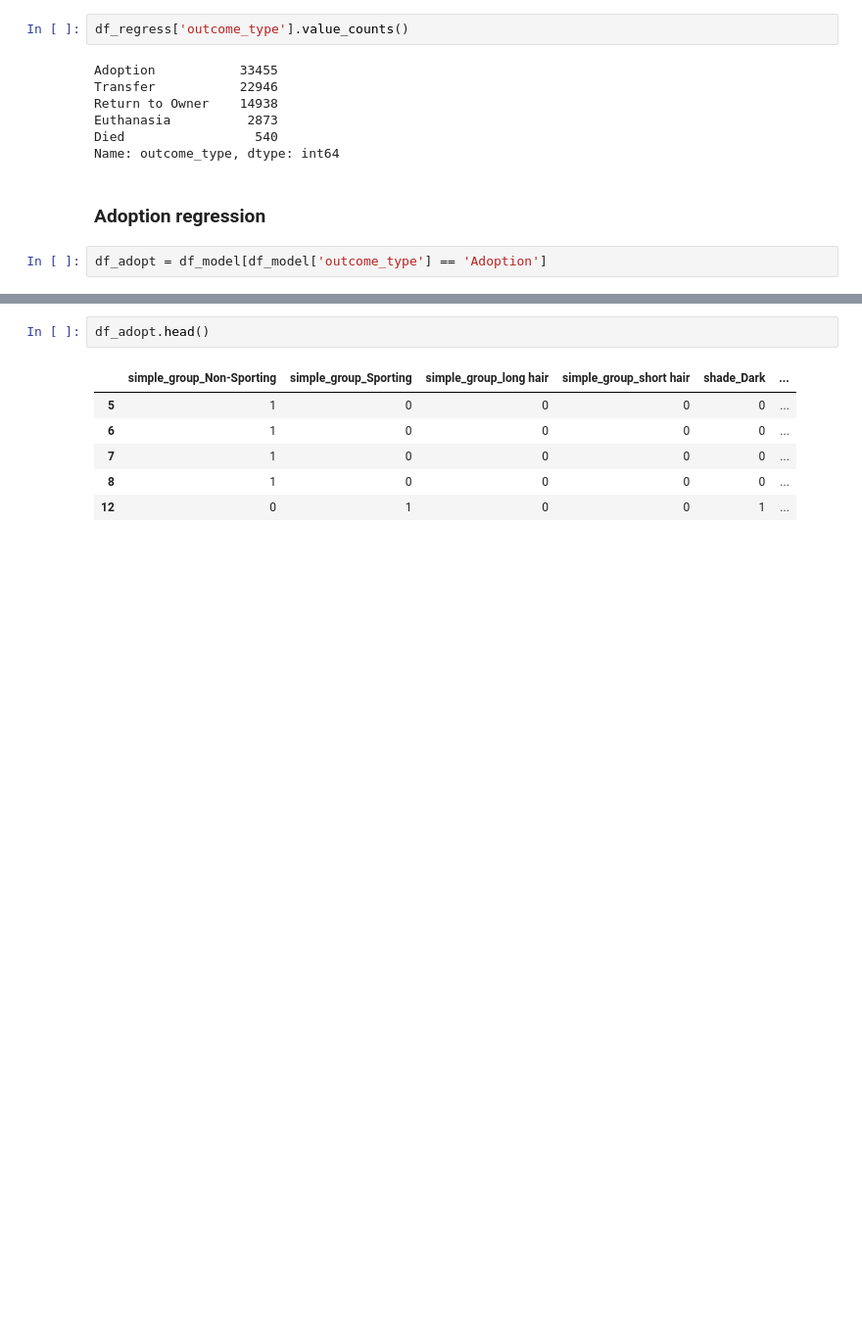
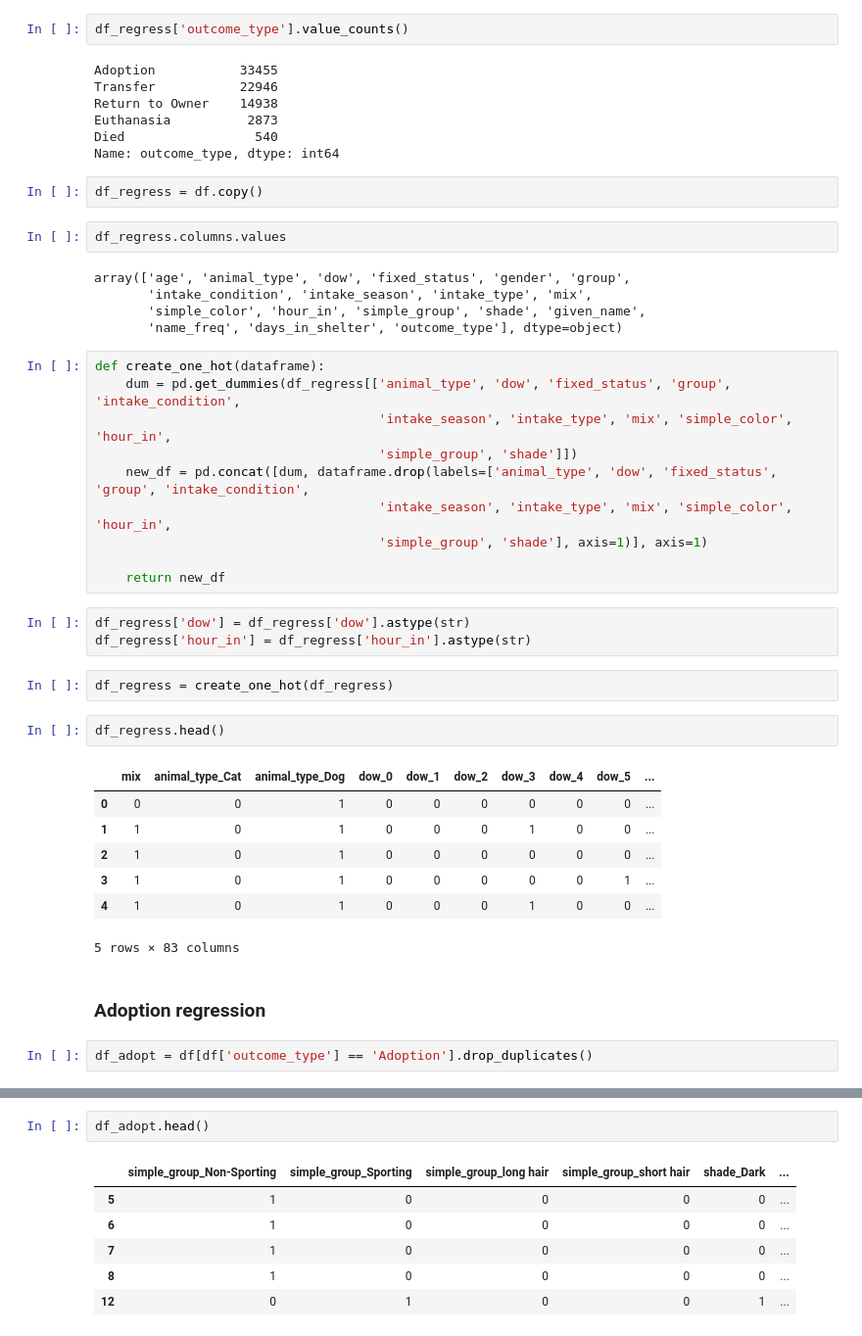
Before and after one commit to luketibbott/kojak, a Jupyter notebook: Model.ipynb, the cells around one changed output, grey strips where cells are left out. Shown at 98% size. Saved outputs shown, nothing was run; the diff lists cells and outputs as text; blank space fills up the shorter version.

```diff
--- a/Model.ipynb
+++ b/Model.ipynb
@@ -231,7 +275,41 @@ Return to Owner    14938
 Euthanasia          2873
 Died                 540
 Name: outcome_type, dtype: int64
+# %%
+df_regress = df.copy()
+# %%
+df_regress.columns.values
+# %% [output]
+array(['age', 'animal_type', 'dow', 'fixed_status', 'gender', 'group',
+       'intake_condition', 'intake_season', 'intake_type', 'mix',
+       'simple_color', 'hour_in', 'simple_group', 'shade', 'given_name',
+       'name_freq', 'days_in_shelter', 'outcome_type'], dtype=object)
+# %%
+def create_one_hot(dataframe):
+    dum = pd.get_dummies(df_regress[['animal_type', 'dow', 'fixed_status', 'group', 'intake_condition',
+                                     'intake_season', 'intake_type', 'mix', 'simple_color', 'hour_in',
+                                     'simple_group', 'shade']])
+    new_df = pd.concat([dum, dataframe.drop(labels=['animal_type', 'dow', 'fixed_status', 'group', 'intake_condition',
+                                     'intake_season', 'intake_type', 'mix', 'simple_color', 'hour_in',
+                                     'simple_group', 'shade'], axis=1)], axis=1)
+
+    return new_df
+# %%
+df_regress['dow'] = df_regress['dow'].astype(str)
+df_regress['hour_in'] = df_regress['hour_in'].astype(str)
+# %%
+df_regress = create_one_hot(df_regress)
+# %%
+df_regress.head()
+# %% [output]
+|  | mix | animal_type_Cat | animal_type_Dog | dow_0 | dow_1 | dow_2 | dow_3 | dow_4 | dow_5 | ... |
+| 0 | 0 | 0 | 1 | 0 | 0 | 0 | 0 | 0 | 0 | ... |
+| 1 | 1 | 0 | 1 | 0 | 0 | 0 | 1 | 0 | 0 | ... |
+| 2 | 1 | 0 | 1 | 0 | 0 | 0 | 0 | 0 | 0 | ... |
+| 3 | 1 | 0 | 1 | 0 | 0 | 0 | 0 | 0 | 1 | ... |
+| 4 | 1 | 0 | 1 | 0 | 0 | 0 | 1 | 0 | 0 | ... |
+5 rows × 83 columns
 # %% [markdown]
 ### Adoption regression
 # %%
-df_adopt = df_model[df_model['outcome_type'] == 'Adoption']
+df_adopt = df[df['outcome_type'] == 'Adoption'].drop_duplicates()
```
Also changed, not shown: parts of 19 cells of this notebook, 7 other files.
